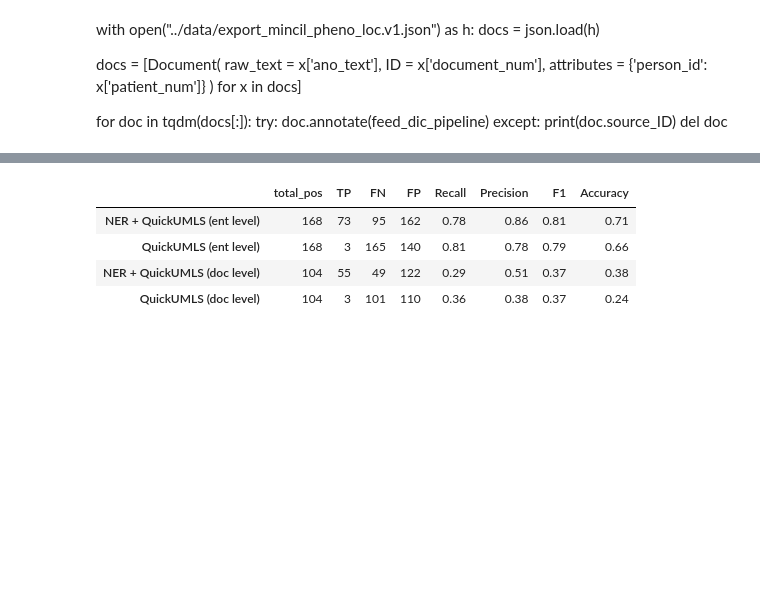
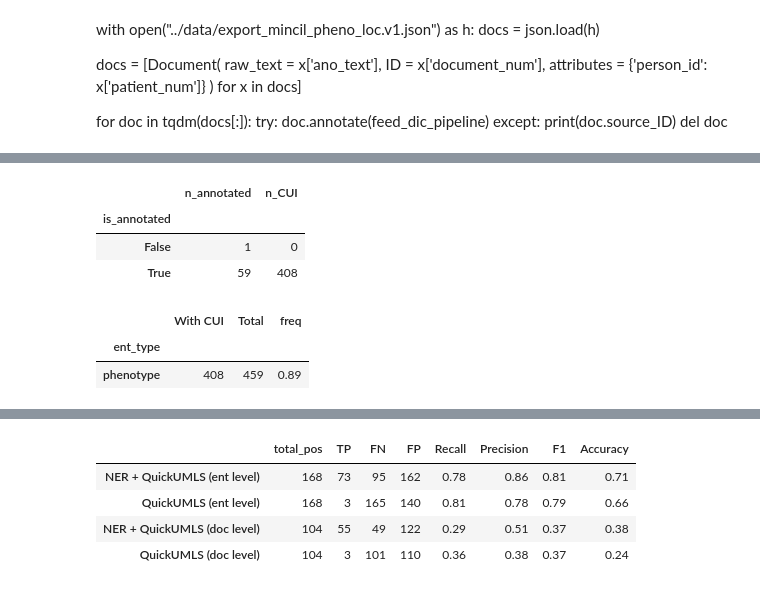
Before and after one commit to equipe22/pymedext_eds, a Jupyter notebook: notebook_tutorials/pheno_norm_compare.ipynb, the cells around one changed output, grey strips where cells are left out. Saved outputs shown, nothing was run; the diff lists cells and outputs as text; code cells hidden in the pictures; blank space fills up the shorter version.

```diff
--- a/notebook_tutorials/pheno_norm_compare.ipynb
+++ b/notebook_tutorials/pheno_norm_compare.ipynb
@@ -309,0 +356,2 @@ all_ann.assign(has_norm = lambda x:x.cui.notnull()).groupby(['ent_type'])['has_n
+# %%
+all_ann = brat_norm_to_pdf("../data/NeckerNorm/CiliTalConfirm/")
@@ -310,2 +367,27 @@ all_ann.assign(has_norm = lambda x:x.cui.notnull()).groupby(['ent_type'])['has_n
+# %%
+all_ann = all_ann.loc[lambda x:x.ent_type.isin(["phenotype"])]
+# %%
+(all_ann
+ .assign(has_norm = lambda x:x.cui.notnull())
+ .groupby(['doc_id'])['has_norm']
+ .aggregate([('is_annotated', any), ('n_CUI', sum)])
+ .groupby(['is_annotated'])['n_CUI']
+ .aggregate([('n_annotated', len), ('n_CUI', sum)])
+
+)
+# %% [output]
+|  | n_annotated | n_CUI |
+| is_annotated |  |  |
+| False | 1 | 0 |
+| True | 59 | 408 |
+# %%
+(all_ann.assign(has_norm = lambda x:x.cui.notnull())
+ .groupby(['ent_type'])['has_norm']
+ .aggregate([('With CUI', sum), ('Total', len), ('freq', lambda x: round(sum(x)/len(x) ,2))])
+)
+# %% [output]
+|  | With CUI | Total | freq |
+| ent_type |  |  |  |
+| phenotype | 408 | 459 | 0.89 |
 # %%
 all_ann = all_ann.loc[lambda x:x.cui.notnull()]
```
Also changed, not shown: parts of 65 cells of this notebook, 2 other files.
